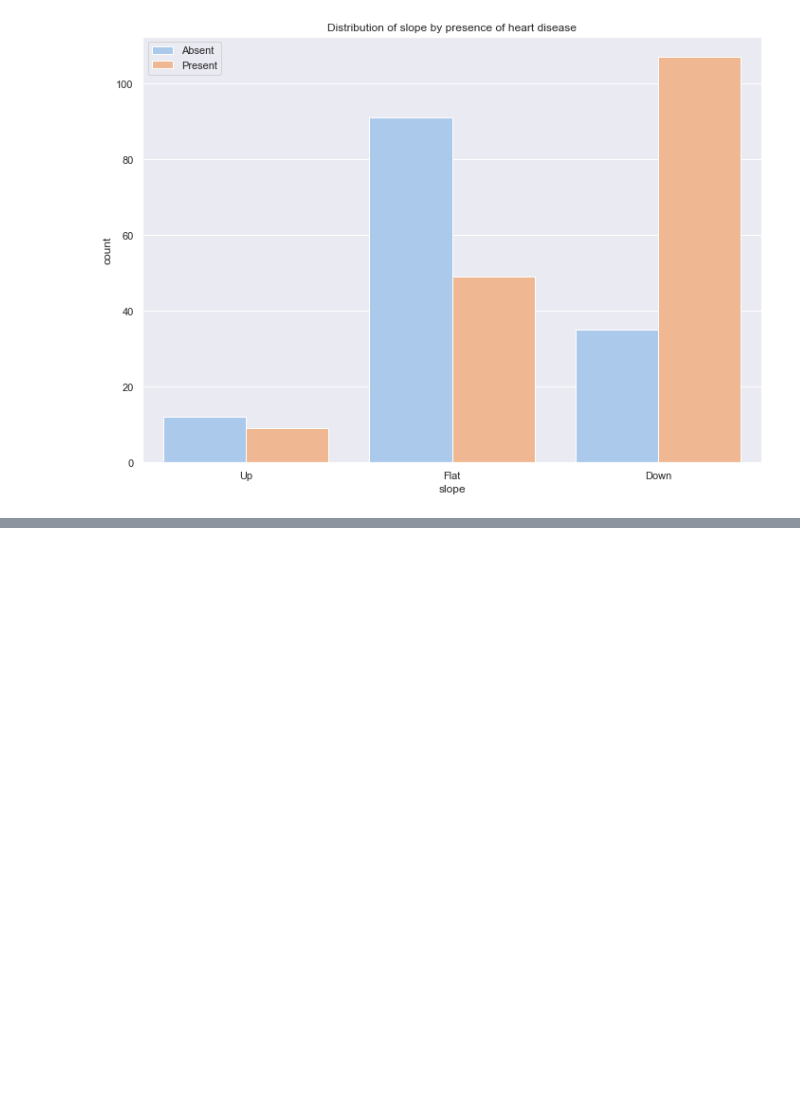
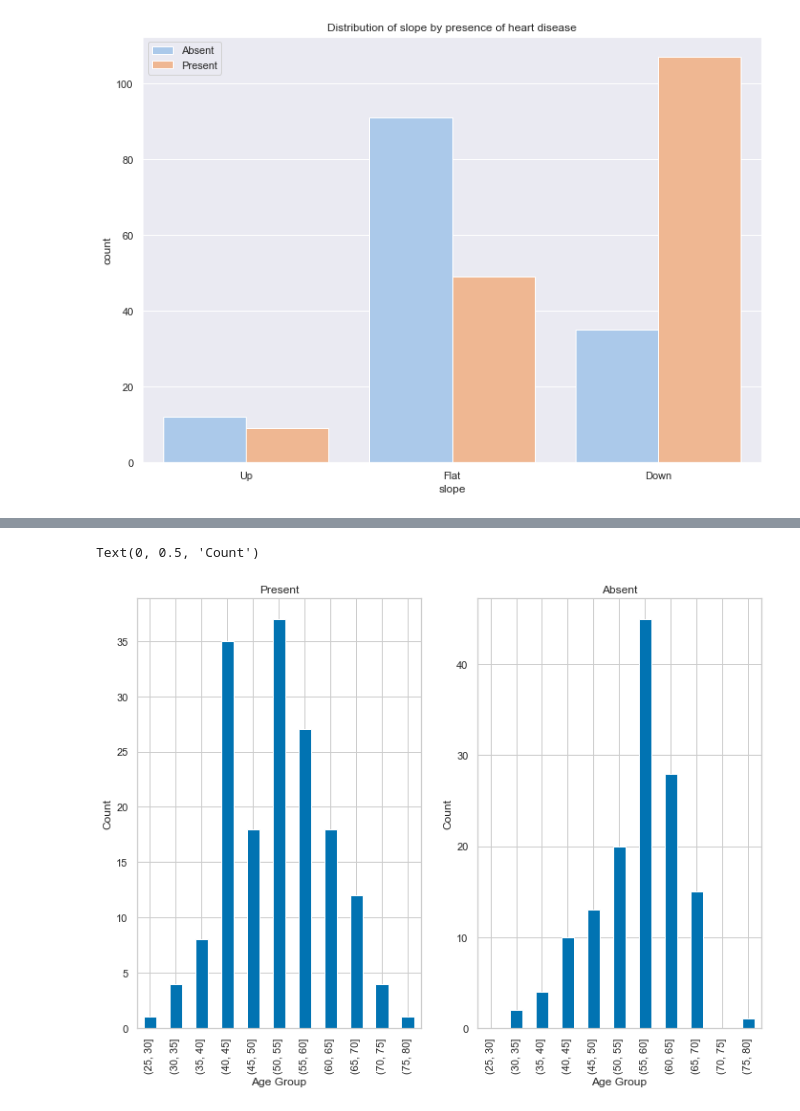
Before and after one commit to avizyt/Data-Anlysis-Projects, a Jupyter notebook: heart_disease_Analysis/heart_disease.ipynb, the cells around one changed output, grey strips where cells are left out. Drawn from its saved outputs; the diff is of its cells as text; code cells hidden in the pictures; blank space fills up the shorter version.

```diff
--- a/heart_disease_Analysis/heart_disease.ipynb
+++ b/heart_disease_Analysis/heart_disease.ipynb
@@ -284,0 +300,19 @@ plt.show()
+# %%
+# create a new feature named age_category in dataframe.
+
+data['age_category'] = pd.cut(data['age'], bins=list(np.arange(25,85,5)))
+# %%
+plt.subplot(121)
+data[data.target == 1].groupby('age_category')['age'].count().plot(kind='bar')
+plt.title('Present')
+plt.xlabel('Age Group')
+plt.ylabel('Count')
+
+plt.subplot(122)
+data[data.target == 0].groupby('age_category')['age'].count().plot(kind='bar')
+plt.title('Absent')
+plt.xlabel('Age Group')
+plt.ylabel('Count')
+# %% [output]
+Text(0, 0.5, 'Count')
+[figure, added]
```
Also changed, not shown: parts of 8 cells of this notebook, 2 other files.
